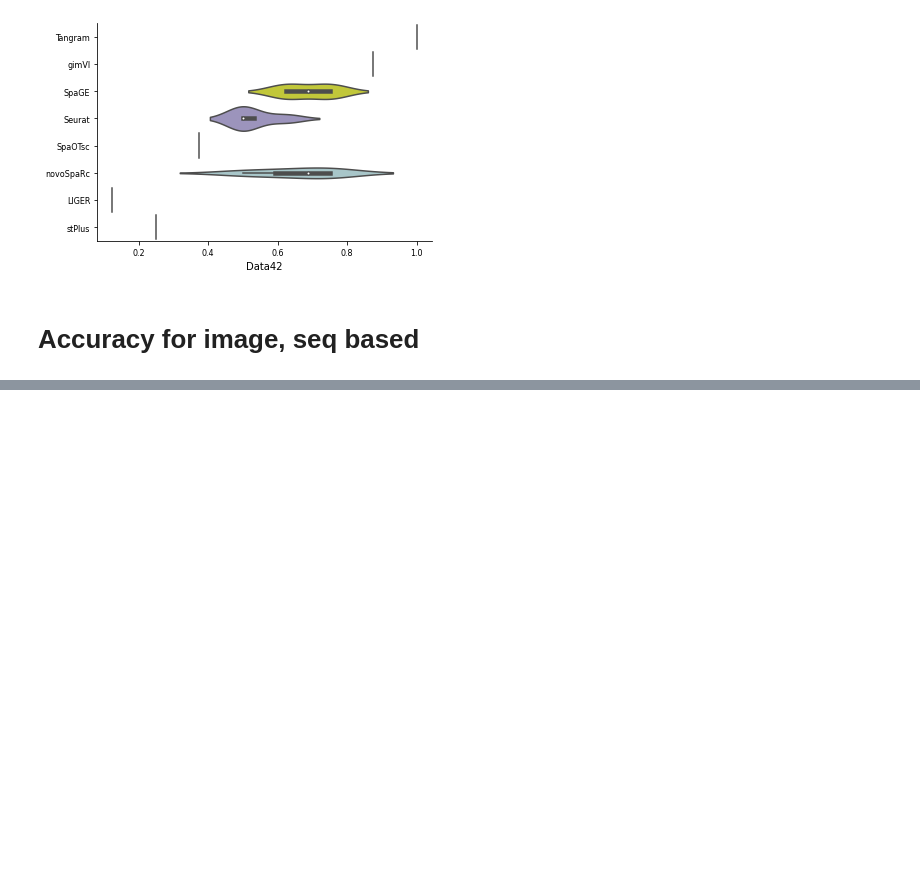
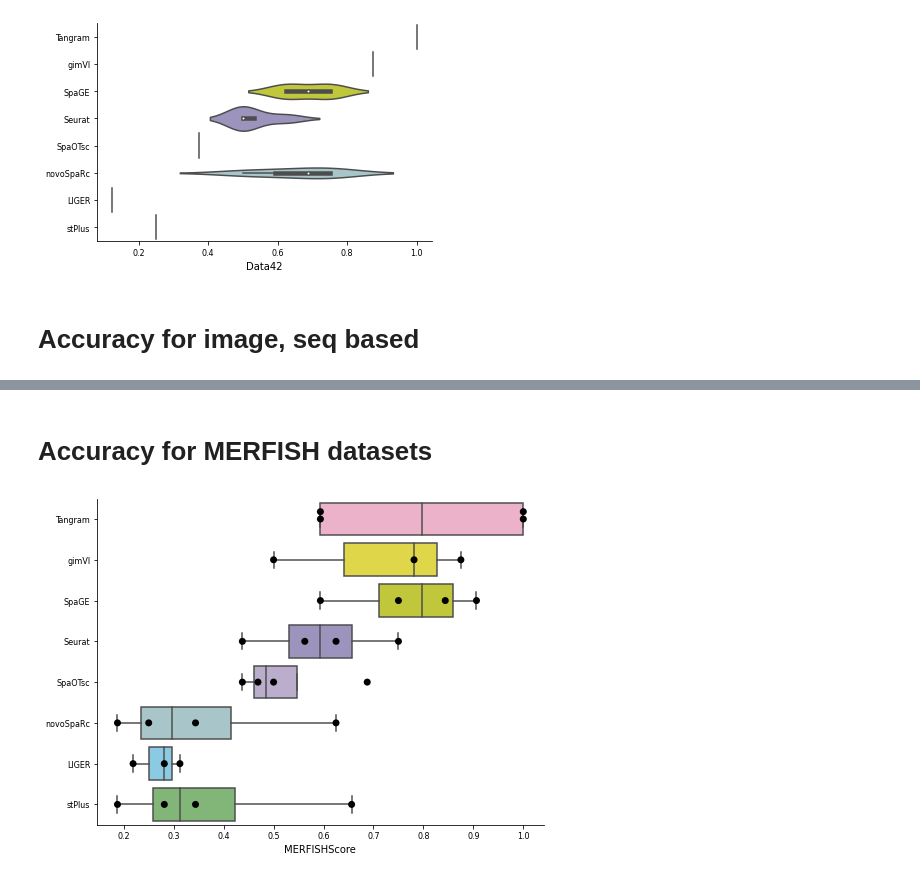
Before and after one commit to QuKunLab/SpatialBenchmarking, a Jupyter notebook: BLAST_GenePrediction.ipynb, the cells around one changed output, grey strips where cells are left out. Cells and saved outputs as stored; diff of their text form; code cells hidden in the pictures; blank space fills up the shorter version.

```diff
--- a/BLAST_GenePrediction.ipynb
+++ b/BLAST_GenePrediction.ipynb
@@ -794,0 +791,41 @@ plot_all(plot_data, 'Accuracy Score', order, palette, path)
+# %% [markdown]
+# Accuracy for MERFISH datasets
+# %%
+def plot_all(df, name, order, palette, path):
+    df = df[['PCC', 'SSIM', 'RMSE', 'JS']]
+    df_all = pd.DataFrame(df.sum(axis=1).values,index = df.index.values,columns=['merge'])
+    df_all = df_all/4
+
+    plt.figure(figsize=(8, 6))
+    axes = sns.boxplot(x= 'merge',y= df_all.index.values, data = df_all ,palette=palette,order=order,flierprops = dict(marker='o', markersize=3))
+    axes = sns.swarmplot(x = 'merge', y = df_all.index.values, data = df_all, order = order, color = "black", size = 7)
+    axes.set_xlabel(name, fontsize=10)
+    axes.set_ylabel('', fontsize=10)
+    axes.spines['top'].set_visible(False)
+    axes.spines['right'].set_visible(False)
+    plt.xticks(fontsize=8)
+    plt.yticks(fontsize=8)
+    plt.savefig(path + "/Accuracy_Rank/" + name + '_boxplot.pdf')
+    plt.show()
+
+order = ['Tangram', 'gimVI', 'SpaGE', 'Seurat', 'SpaOTsc', 'novoSpaRc', 'LIGER', 'stPlus']
+palette = ["#F5A8C7", '#F9EC31', "#D6DE23", "#988DC3", "#BBA8D1", "#A2CBCF", "#7BD1F1", "#79c06e"]
+path = 'FigureData/Figure2/Metrics/'
+MERFISHBased = ['Data6', 'Data7', 'Data8', 'Data9']
+MERFISH_based = make_all_score(path,MERFISHBased)
+MERFISH_based.to_csv(path + "/Accuracy_Rank/MERFISH_score.txt", header = 1, index = 1)
+plot_MERFISH = pd.read_csv(path + "/Accuracy_Rank/MERFISH_score.txt", header = 0, index_col = 0)
+plot_MERFISH['Tool'] = plot_MERFISH.index
+plot_MERFISH.index = plot_MERFISH['Tool'] + '_' + plot_MERFISH['DataSet']
+
+### Removed LIGER and gimVI's scores for Data8 because an error occurred when making predictions for Dataset 8 using these two tools.
+
+plot_MERFISH = plot_MERFISH.drop('LIGER_Data8', axis = 0)
+plot_MERFISH = plot_MERFISH.drop('gimVI_Data8', axis = 0)
+
+plot_MERFISH.index = plot_MERFISH['Tool']
+plot_MERFISH = plot_MERFISH[['PCC', 'SSIM', 'RMSE', 'JS', 'DataSet']]
+plot_MERFISH.loc[plot_MERFISH['DataSet'] == 'Data8', 'JS'] = 0
+plot_all(plot_MERFISH, 'MERFISHScore', order, palette, path)
+# %% [output]
+[figure, added]
```
Also changed, not shown: parts of 4 cells of this notebook, 1 other file.
